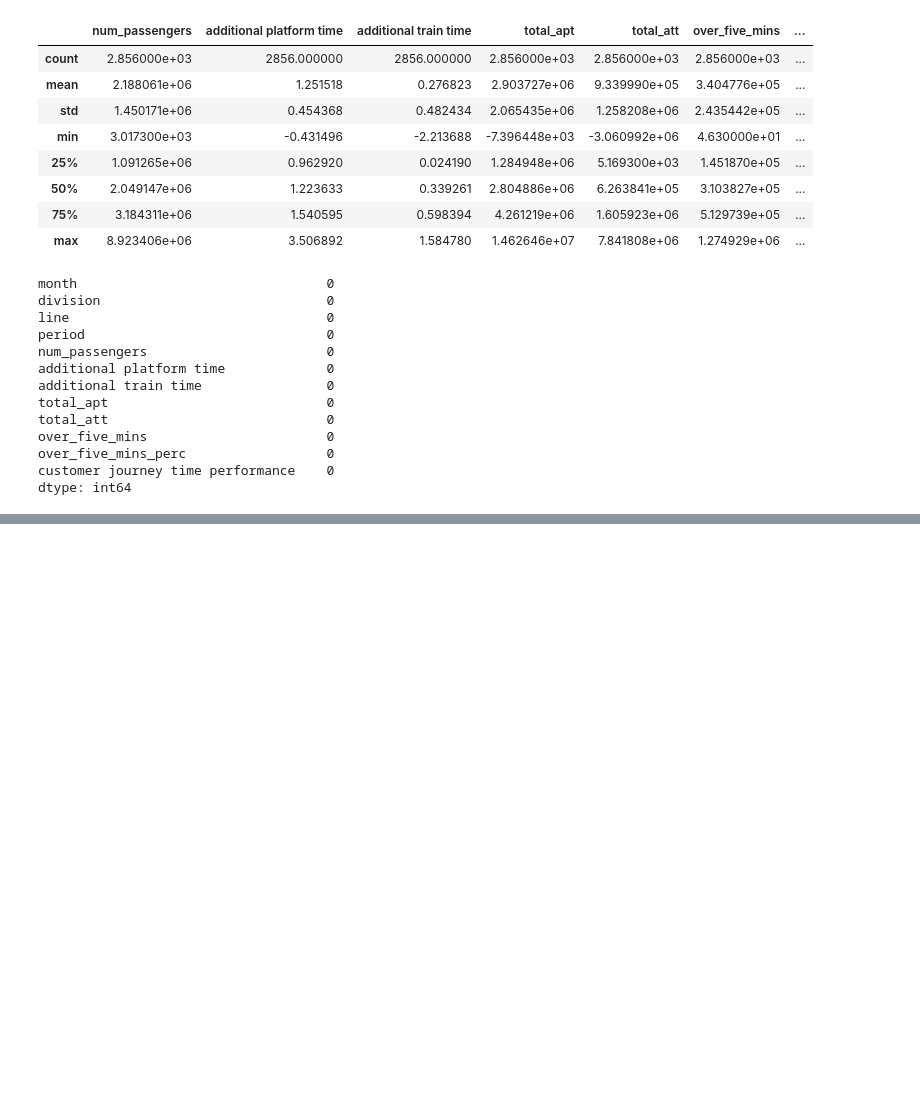
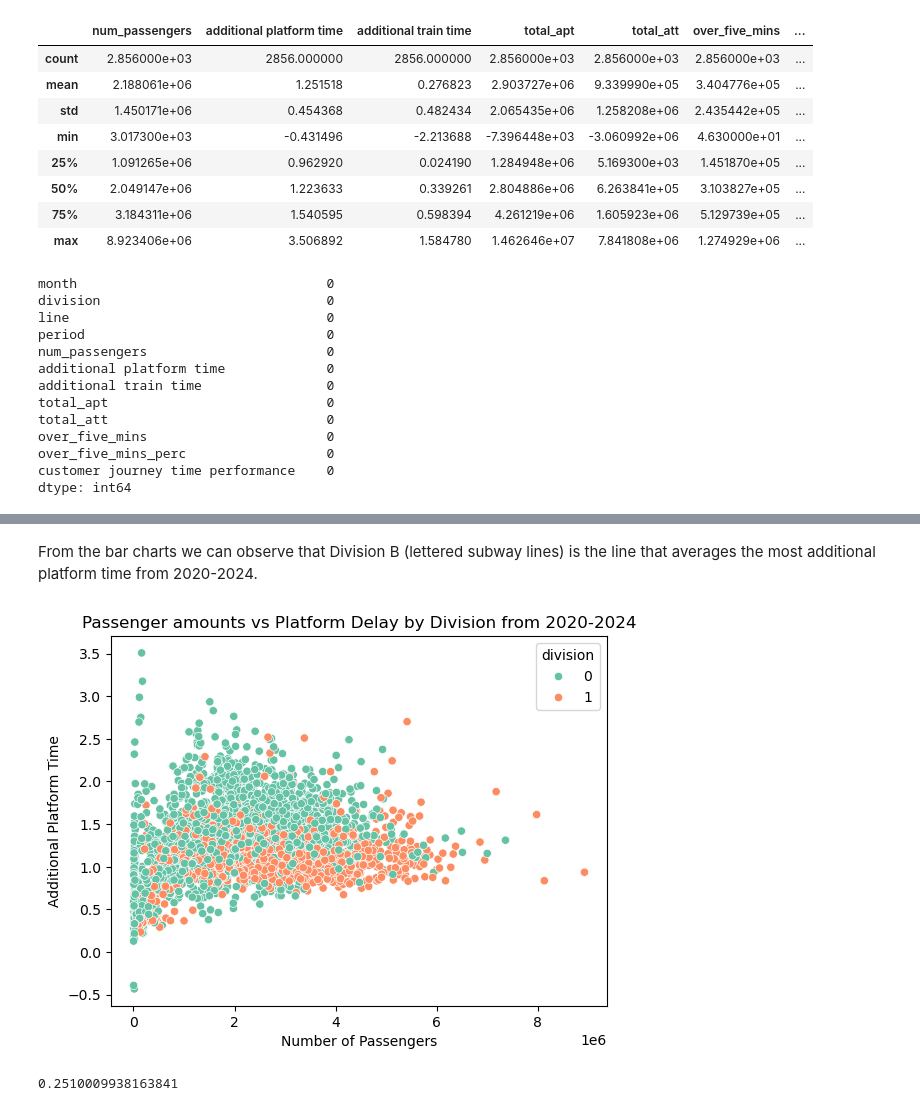
Before and after one commit to tali0n-git/MTA-subway-analysis, a Jupyter notebook: notebooks/Jahaira_EDA.ipynb, the cells around one changed output, grey strips where cells are left out. Saved outputs shown, nothing was run; the diff lists cells and outputs as text; code cells hidden in the pictures; blank space fills up the shorter version.

```diff
--- a/notebooks/Jahaira_EDA.ipynb
+++ b/notebooks/Jahaira_EDA.ipynb
@@ -89,0 +131,15 @@ plt.show()
+# %% [markdown]
+From the bar charts we can observe that Division B (lettered subway lines) is the line that averages the most additional platform time from 2020-2024.
+# %%
+sns.scatterplot(data=mta, x="num_passengers", y="additional platform time", hue='division', palette="Set2")
+plt.title("Passenger amounts vs Platform Delay by Division from 2020-2024")
+plt.xlabel("Number of Passengers")
+plt.ylabel("Additional Platform Time")
+plt.show()
+
+# Correlation value
+cor_passengers_apt = mta["num_passengers"].corr(mta["additional platform time"], method="pearson")
+print(cor_passengers_apt)
+# %% [output]
+[figure, added]
+0.2510009938163841
```
Also changed, not shown: parts of 13 cells of this notebook.
